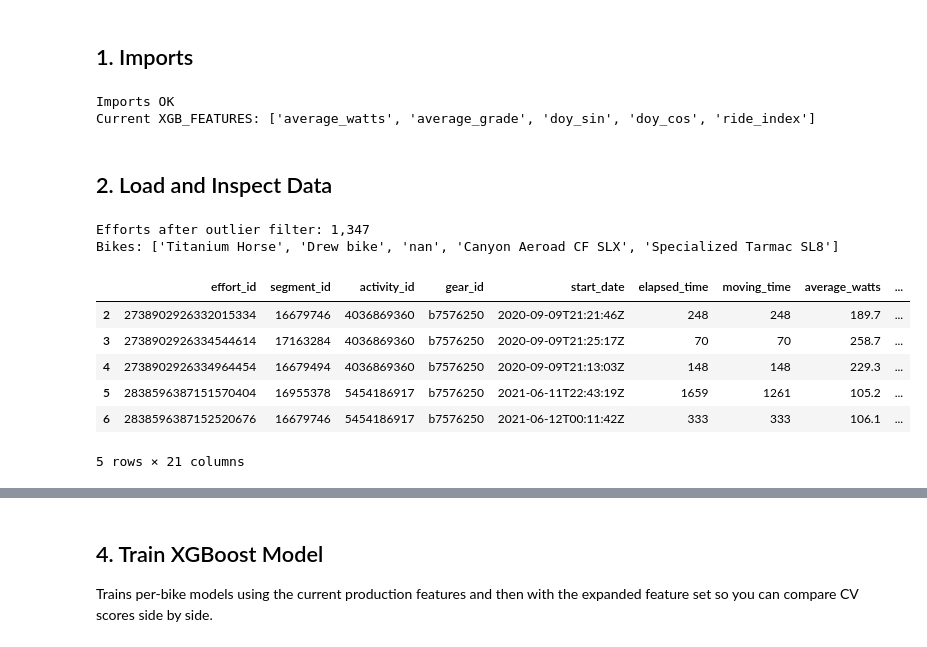
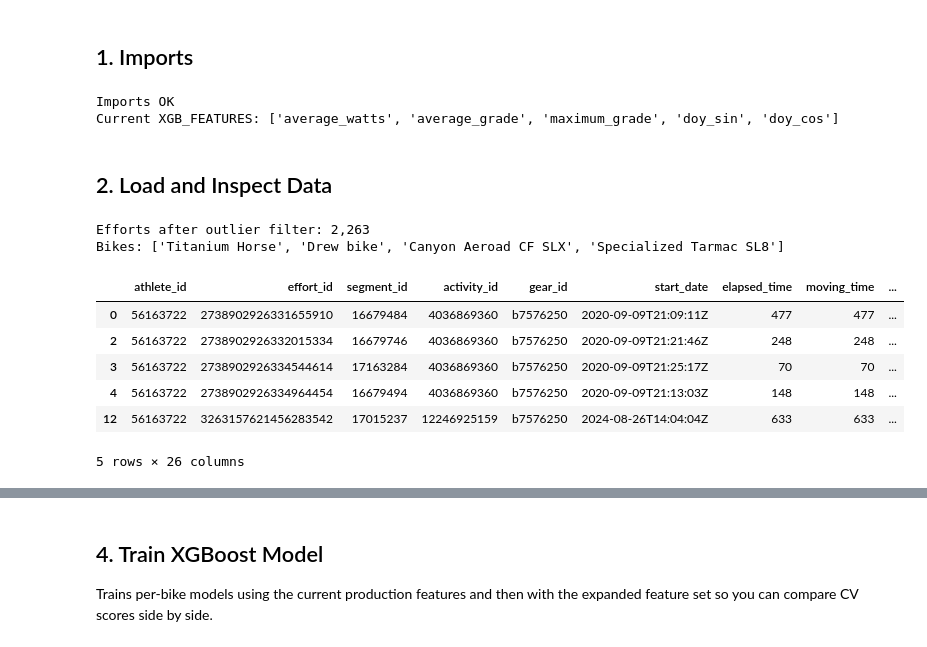
Before and after one commit to loganmckerlich/new_bike_day, a Jupyter notebook: notebooks/exp6_xgb_feature_engineering.ipynb, the cells around one changed output, grey strips where cells are left out. Saved outputs shown, nothing was run; the diff lists cells and outputs as text; code cells hidden in the pictures.

```diff
--- a/notebooks/exp6_xgb_feature_engineering.ipynb
+++ b/notebooks/exp6_xgb_feature_engineering.ipynb
@@ -26,7 +26,7 @@ import matplotlib.pyplot as plt
 import seaborn as sns
 import xgboost as xgb
 
-from sklearn.model_selection import cross_val_score, KFold
+from sklearn.model_selection import cross_val_score, KFold, cross_validate
 from sklearn.metrics import mean_squared_error, mean_absolute_error
 from sklearn.inspection import permutation_importance
 
@@ -34,39 +34,42 @@ from src.database import init_db, load_efforts, load_segments, load_bikes
 from src.bike_delta import (
     prepare_delta_dataset,
     XGB_FEATURES,
-    fit_xgb_speed_model,
-    apply_model_to_bike,
 )
-from src.analytics import filter_outliers_by_power_speed
+from src.analytics import filter_outliers_by_power_speed, apply_min_watts_filter
 
 sns.set_theme(style="whitegrid", palette="Set2")
 print("Imports OK")
 print(f"Current XGB_FEATURES: {XGB_FEATURES}")
 # %% [output]
 Imports OK
-Current XGB_FEATURES: ['average_watts', 'average_grade', 'doy_sin', 'doy_cos', 'ride_index']
+Current XGB_FEATURES: ['average_watts', 'average_grade', 'maximum_grade', 'doy_sin', 'doy_cos']
 # %% [markdown]
 ## 2. Load and Inspect Data
 # %%
 init_db()
-raw_efforts = load_efforts()
-segments    = load_segments()
-bikes_df    = load_bikes()
+uid = '56163722'
+raw_efforts = load_efforts(uid)
+segments    = load_segments(uid)
+bikes_df    = load_bikes(uid)
 bikes_dict  = bikes_df[0]
 
 df_raw = prepare_delta_dataset(raw_efforts, segments, bikes_dict)
-df, _  = filter_outliers_by_power_speed(df_raw, z_threshold=2.0)
-
+df, _  = filter_outliers_by_power_speed(df_raw, z_threshold=3.0)
+df = apply_min_watts_filter(
+    df,
+    int(180),
+    descents_exempt=True,
+)
 print(f"Efforts after outlier filter: {len(df):,}")
 print(f"Bikes: {df['bike_name'].unique().tolist()}")
 df.head()
 # %% [output]
-Efforts after outlier filter: 1,347
-Bikes: ['Titanium Horse', 'Drew bike', 'nan', 'Canyon Aeroad CF SLX', 'Specialized Tarmac SL8']
+Efforts after outlier filter: 2,263
+Bikes: ['Titanium Horse', 'Drew bike', 'Canyon Aeroad CF SLX', 'Specialized Tarmac SL8']
-|  | effort_id | segment_id | activity_id | gear_id | start_date | elapsed_time | moving_time | average_watts | ... |
-| 2 | 2738902926332015334 | 16679746 | 4036869360 | b7576250 | 2020-09-09T21:21:46Z | 248 | 248 | 189.7 | ... |
-| 3 | 2738902926334544614 | 17163284 | 4036869360 | b7576250 | 2020-09-09T21:25:17Z | 70 | 70 | 258.7 | ... |
-| 4 | 2738902926334964454 | 16679494 | 4036869360 | b7576250 | 2020-09-09T21:13:03Z | 148 | 148 | 229.3 | ... |
-| 5 | 2838596387151570404 | 16955378 | 5454186917 | b7576250 | 2021-06-11T22:43:19Z | 1659 | 1261 | 105.2 | ... |
-| 6 | 2838596387152520676 | 16679746 | 5454186917 | b7576250 | 2021-06-12T00:11:42Z | 333 | 333 | 106.1 | ... |
+|  | athlete_id | effort_id | segment_id | activity_id | gear_id | start_date | elapsed_time | moving_time | ... |
+| 0 | 56163722 | 2738902926331655910 | 16679484 | 4036869360 | b7576250 | 2020-09-09T21:09:11Z | 477 | 477 | ... |
+| 2 | 56163722 | 2738902926332015334 | 16679746 | 4036869360 | b7576250 | 2020-09-09T21:21:46Z | 248 | 248 | ... |
+| 3 | 56163722 | 2738902926334544614 | 17163284 | 4036869360 | b7576250 | 2020-09-09T21:25:17Z | 70 | 70 | ... |
+| 4 | 56163722 | 2738902926334964454 | 16679494 | 4036869360 | b7576250 | 2020-09-09T21:13:03Z | 148 | 148 | ... |
+| 12 | 56163722 | 3263157621456283542 | 17015237 | 12246925159 | b7576250 | 2024-08-26T14:04:04Z | 633 | 633 | ... |
-5 rows × 21 columns
+5 rows × 26 columns
```
Also changed, not shown: parts of 17 cells of this notebook, 8 other files.
